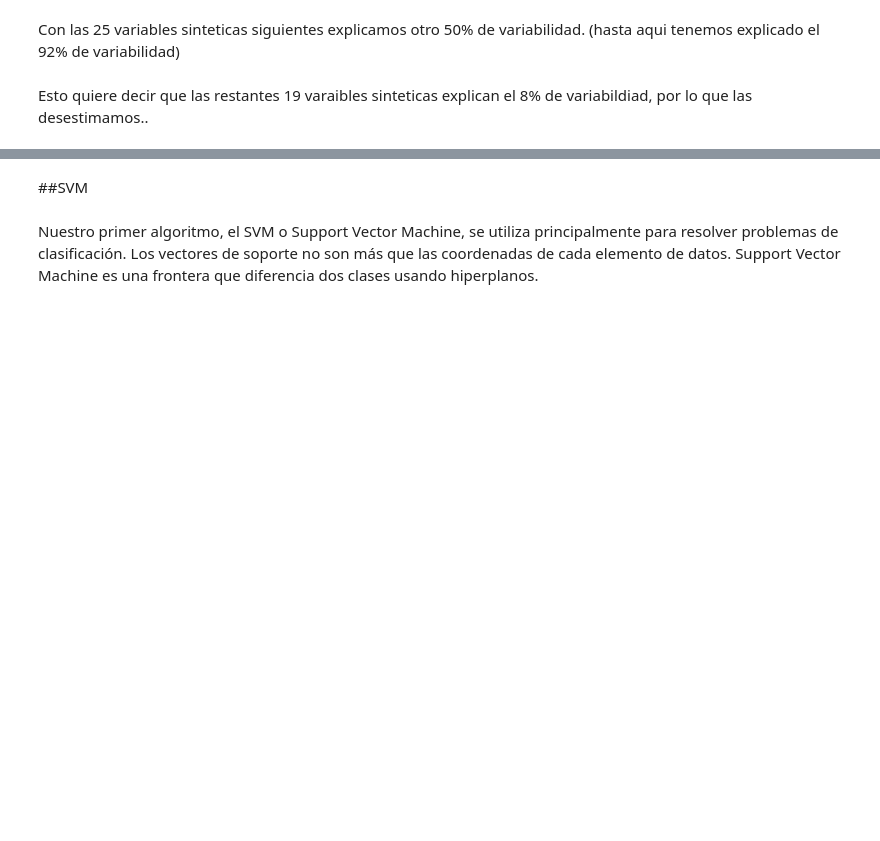
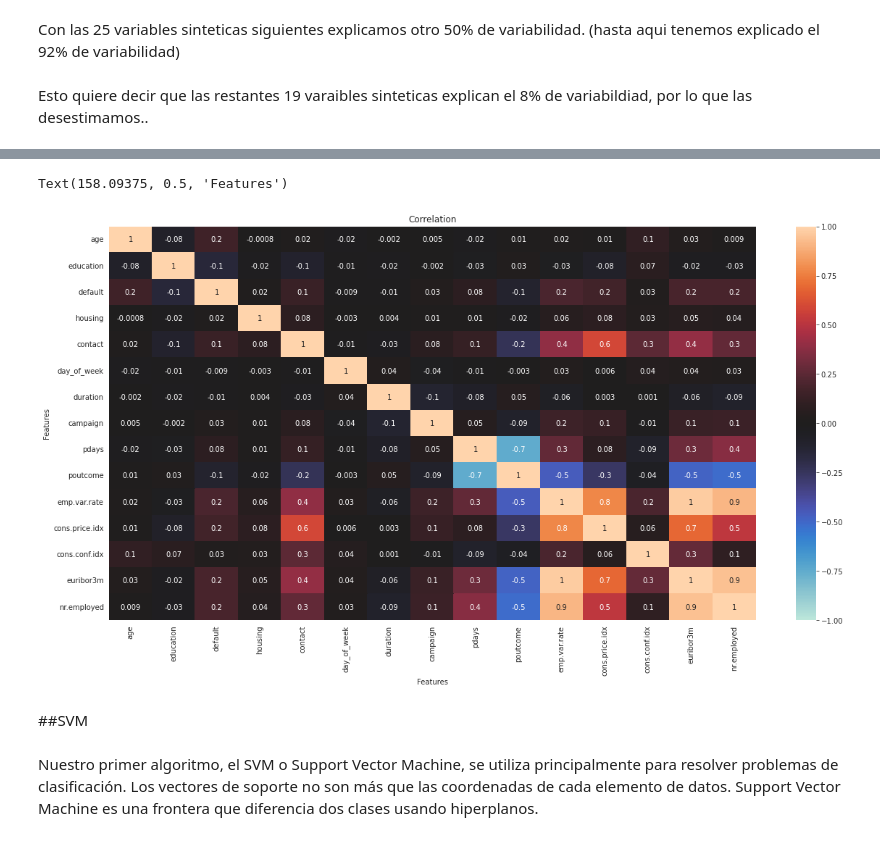
Before and after one commit to Dotto-Luis/CoderHouse-Challenges, a Jupyter notebook: EntregaFinal_BankMarketing.ipynb, the cells around one changed output, grey strips where cells are left out. Cells and saved outputs as stored; diff of their text form; code cells hidden in the pictures; blank space fills up the shorter version.

```diff
--- a/EntregaFinal_BankMarketing.ipynb
+++ b/EntregaFinal_BankMarketing.ipynb
@@ -987,0 +1217,4 @@ print(df_model.shape)
+# %%
+df_model = pd.concat([bank_client, bank_related, bank_se, bank_o], axis = 1, join='inner')
+df_model = df_model[['age', 'education', 'default', 'housing', 'contact', 'day_of_week', 'duration', 'campaign', 'pdays', 'poutcome', 'emp.var.rate', 'cons.price.idx', 'cons.conf.idx', 'euribor3m', 'nr.employed']]
+df_model.head()
@@ -988,3 +1240,14 @@ print(df_model.shape)
+# %%
+fig,ax = plt.subplots()
+fig.set_size_inches(20,10)
+ax = sns.heatmap(df_model.corr(), annot = True, fmt='.1g',
+                 vmin=-1, vmax=1, center= 0)
+plt.title("Correlation", y=1)
+plt.xlabel("Features")
+plt.ylabel("Features")
+# %% [output]
+Text(158.09375, 0.5, 'Features')
+[figure, added]
 # %% [markdown]
 ##SVM
 # %% [markdown]
```
Also changed, not shown: parts of 130 cells of this notebook.
